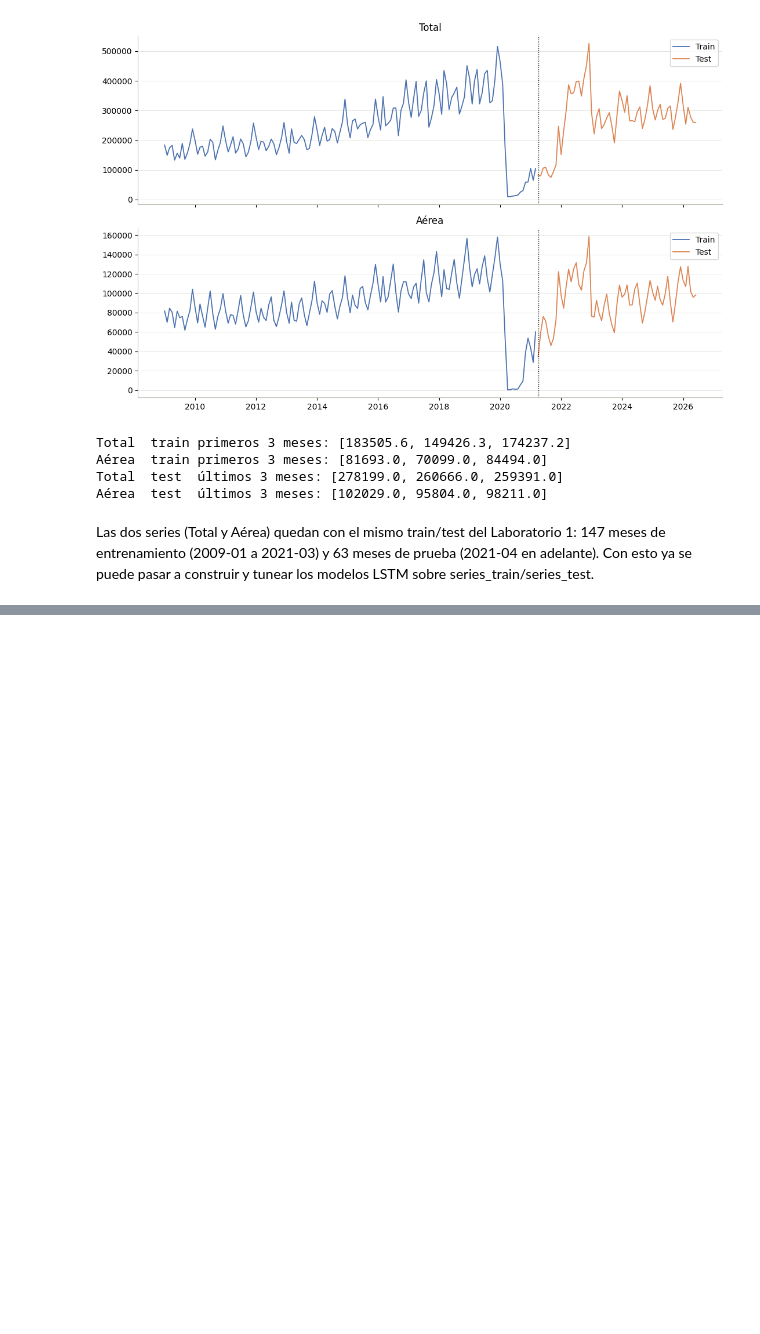
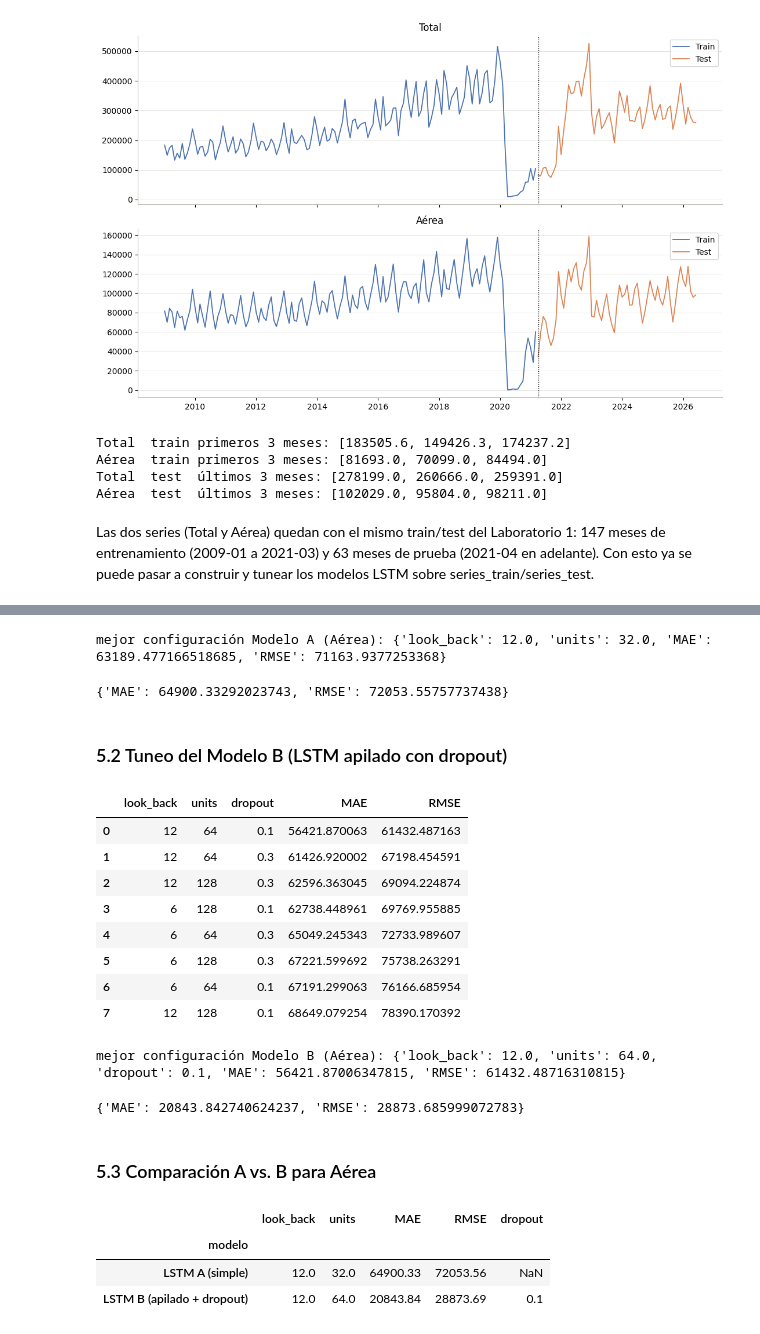
Before and after one commit to erickguerra2/LAB02-DATA, a Jupyter notebook: 01_modelos_lstm.ipynb, the cells around one changed output, grey strips where cells are left out. Cells and saved outputs as stored; diff of their text form; code cells hidden in the pictures; blank space fills up the shorter version.

```diff
--- a/01_modelos_lstm.ipynb
+++ b/01_modelos_lstm.ipynb
@@ -75,0 +321,52 @@ Las dos series (Total y Aérea) quedan con el mismo train/test del Laboratorio 1
+# %%
+best_A_aerea = tabla_A_aerea.iloc[0].to_dict()
+print('mejor configuración Modelo A (Aérea):', best_A_aerea)
+
+modelo_A_aerea, pred_A_aerea = entrenar_final(
+    info_aerea, build_model_A, best_A_aerea, steps=len(series_test['Aérea'])
+)
+metrics_A_aerea = evaluar(series_test['Aérea'].values, pred_A_aerea)
+metrics_A_aerea
+# %% [output]
+mejor configuración Modelo A (Aérea): {'look_back': 12.0, 'units': 32.0, 'MAE': 63189.477166518685, 'RMSE': 71163.9377253368}
+{'MAE': 64900.33292023743, 'RMSE': 72053.55757737438}
+# %% [markdown]
+### 5.2 Tuneo del Modelo B (LSTM apilado con dropout)
+# %%
+tabla_B_aerea = grid_search(info_aerea, build_model_B, grid_B)
+tabla_B_aerea
+# %% [output]
+|  | look_back | units | dropout | MAE | RMSE |
+| 0 | 12 | 64 | 0.1 | 56421.870063 | 61432.487163 |
+| 1 | 12 | 64 | 0.3 | 61426.920002 | 67198.454591 |
+| 2 | 12 | 128 | 0.3 | 62596.363045 | 69094.224874 |
+| 3 | 6 | 128 | 0.1 | 62738.448961 | 69769.955885 |
+| 4 | 6 | 64 | 0.3 | 65049.245343 | 72733.989607 |
+| 5 | 6 | 128 | 0.3 | 67221.599692 | 75738.263291 |
+| 6 | 6 | 64 | 0.1 | 67191.299063 | 76166.685954 |
+| 7 | 12 | 128 | 0.1 | 68649.079254 | 78390.170392 |
+# %%
+best_B_aerea = tabla_B_aerea.iloc[0].to_dict()
+print('mejor configuración Modelo B (Aérea):', best_B_aerea)
+
+modelo_B_aerea, pred_B_aerea = entrenar_final(
+    info_aerea, build_model_B, best_B_aerea, steps=len(series_test['Aérea'])
+)
+metrics_B_aerea = evaluar(series_test['Aérea'].values, pred_B_aerea)
+metrics_B_aerea
+# %% [output]
+mejor configuración Modelo B (Aérea): {'look_back': 12.0, 'units': 64.0, 'dropout': 0.1, 'MAE': 56421.87006347815, 'RMSE': 61432.48716310815}
+{'MAE': 20843.842740624237, 'RMSE': 28873.685999072783}
+# %% [markdown]
+### 5.3 Comparación A vs. B para Aérea
+# %%
+comp_aerea = pd.DataFrame([
+    dict(modelo='LSTM A (simple)', **hiperparams(best_A_aerea), **metrics_A_aerea),
+    dict(modelo='LSTM B (apilado + dropout)', **hiperparams(best_B_aerea), **metrics_B_aerea),
+]).set_index('modelo').round(2)
+comp_aerea
+# %% [output]
+|  | look_back | units | MAE | RMSE | dropout |
+| modelo |  |  |  |  |  |
+| LSTM A (simple) | 12.0 | 32.0 | 64900.33 | 72053.56 | NaN |
+| LSTM B (apilado + dropout) | 12.0 | 64.0 | 20843.84 | 28873.69 | 0.1 |
```
Also changed, not shown: parts of 18 cells of this notebook.
